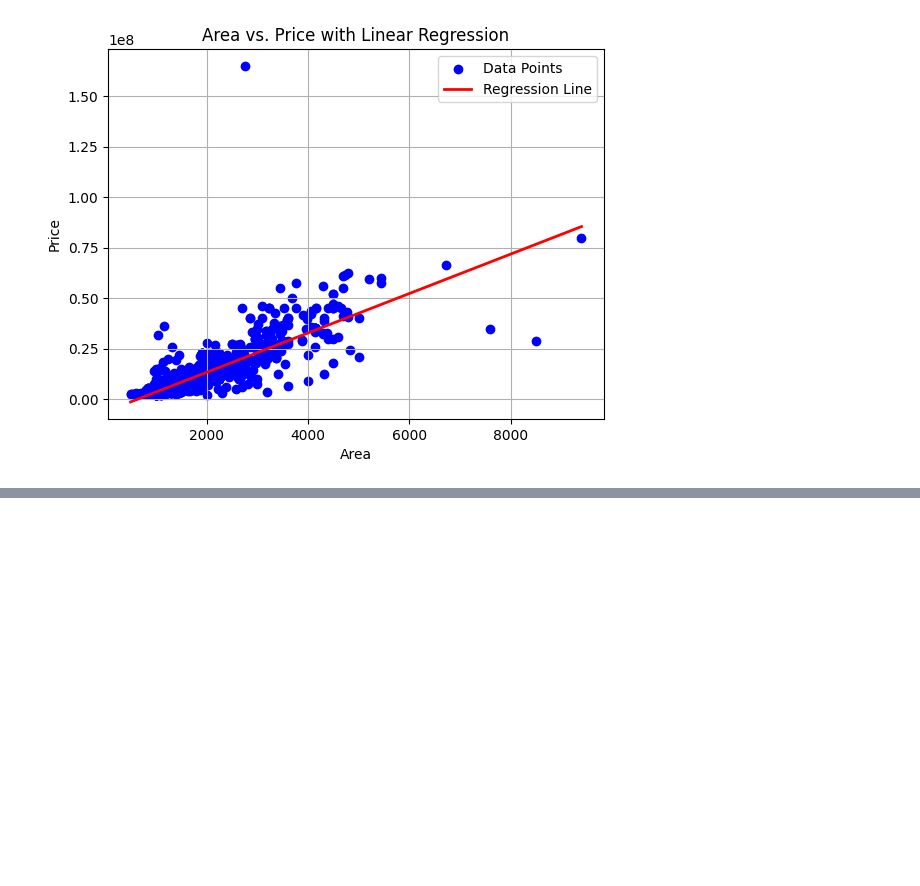
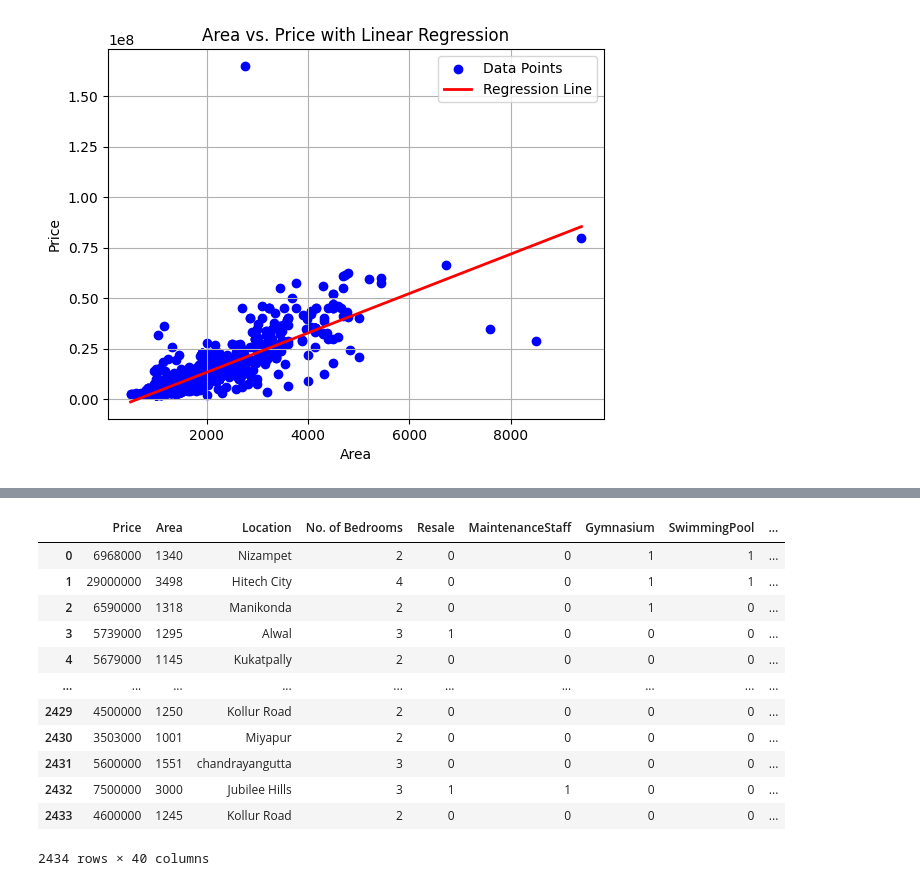
Before and after one commit to JayZeus999/Math-For-ML, a Jupyter notebook: Grokking-ML/linear-regression.ipynb, the cells around one changed output, grey strips where cells are left out. Drawn from its saved outputs; the diff is of its cells as text; code cells hidden in the pictures; blank space fills up the shorter version.

```diff
--- a/Grokking-ML/linear-regression.ipynb
+++ b/Grokking-ML/linear-regression.ipynb
@@ -282,0 +308,18 @@ plt.show()
+# %%
+# First, we remove the bottom rows, which have missing data (encoded as '9')
+data_truncated = data[:2434]
+data_truncated
+# %% [output]
+|  | Price | Area | Location | No. of Bedrooms | Resale | MaintenanceStaff | Gymnasium | SwimmingPool | ... |
+| 0 | 6968000 | 1340 | Nizampet | 2 | 0 | 0 | 1 | 1 | ... |
+| 1 | 29000000 | 3498 | Hitech City | 4 | 0 | 0 | 1 | 1 | ... |
+| 2 | 6590000 | 1318 | Manikonda | 2 | 0 | 0 | 1 | 0 | ... |
+| 3 | 5739000 | 1295 | Alwal | 3 | 1 | 0 | 0 | 0 | ... |
+| 4 | 5679000 | 1145 | Kukatpally | 2 | 0 | 0 | 0 | 0 | ... |
+| ... | ... | ... | ... | ... | ... | ... | ... | ... | ... |
+| 2429 | 4500000 | 1250 | Kollur Road | 2 | 0 | 0 | 0 | 0 | ... |
+| 2430 | 3503000 | 1001 | Miyapur | 2 | 0 | 0 | 0 | 0 | ... |
+| 2431 | 5600000 | 1551 | chandrayangutta | 3 | 0 | 0 | 0 | 0 | ... |
+| 2432 | 7500000 | 3000 | Jubilee Hills | 3 | 1 | 1 | 0 | 0 | ... |
+| 2433 | 4600000 | 1245 | Kollur Road | 2 | 0 | 0 | 0 | 0 | ... |
+2434 rows × 40 columns
```
Also changed, not shown: parts of 10 cells of this notebook.
